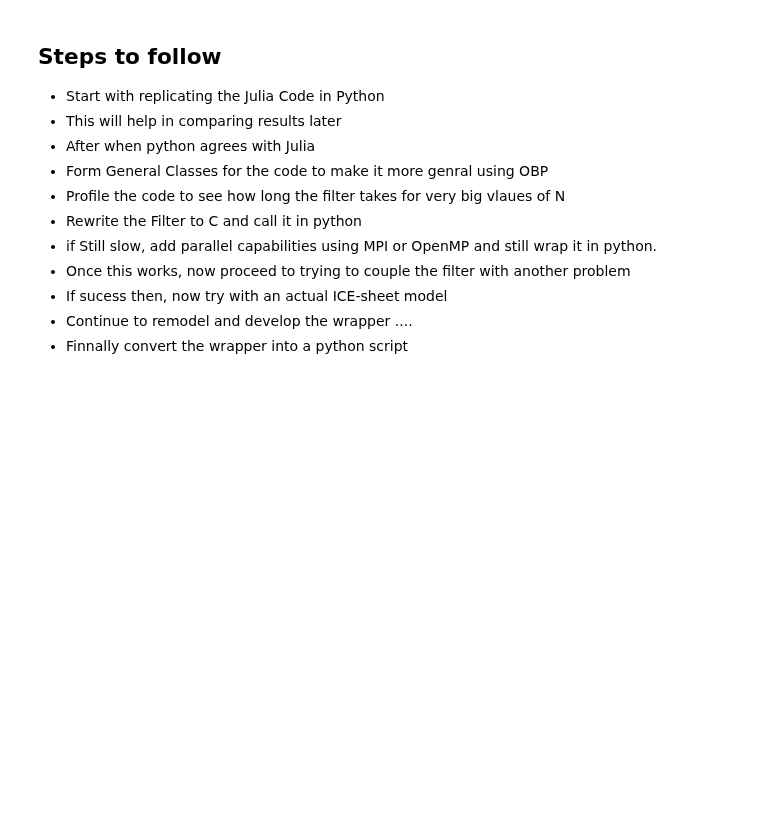
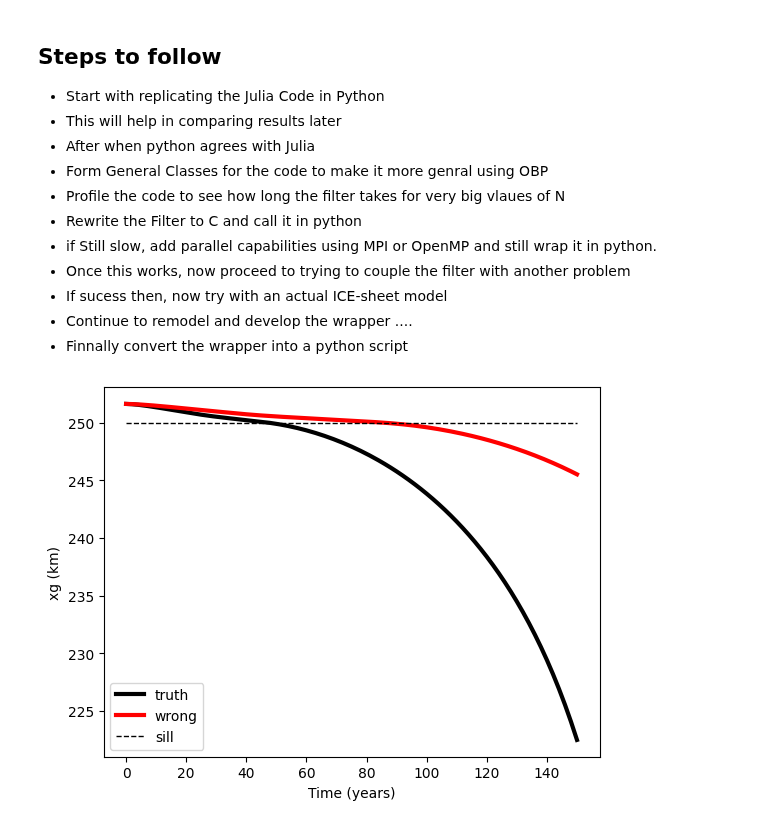
Before and after one commit to KYANJO/Data_assimilation_project, a Jupyter notebook: EnKF.ipynb, the cells around one changed output. Drawn from its saved outputs; the diff is of its cells as text; code cells hidden in the pictures; blank space fills up the shorter version.

Commit message:
WIP: Result afor truth, wrong and sill agrees with Julia

```diff
--- a/EnKF.ipynb
+++ b/EnKF.ipynb
@@ -385,22 +385,22 @@ params["facemelt"] = np.linspace(5, 45, params["NT"] + 1) / params["year"]
 huxg_out2 = flowline_run(huxg_out0, params, grid, bed, flowline)
 # huxg_out2
 # %%
+# Time steps array
+ts = np.linspace(0, params["TF"] / params["year"], params["NT"] + 1)
 
+# xg_truth and xg_wrong calculations
+xg_truth = np.concatenate(([huxg_out0[2 * params["NX"]]], huxg_out1[2 * params["NX"], :])) * params["xscale"]
+xg_wrong = np.concatenate(([huxg_out0[2 * params["NX"]]], huxg_out2[2 * params["NX"], :])) * params["xscale"]
 
-# # Time steps array
-# ts = np.linspace(0, params["TF"] / params["year"], params["NT"] + 1)
+# Plotting the results
+plt.plot(ts, xg_truth / 1e3, lw=3, color='black', label="truth")
+plt.plot(ts, xg_wrong / 1e3, lw=3, color='red', label="wrong")
+plt.plot(ts, 250.0 * np.ones_like(ts), lw=1, color='black', linestyle='--', label="sill")
 
-# # xg_truth and xg_wrong calculations
-# xg_truth = np.concatenate(([huxg_out0[2 * params["NX"]]], huxg_out1[2 * params["NX"], :])) * params["xscale"]
-# xg_wrong = np.concatenate(([huxg_out0[2 * params["NX"]]], huxg_out2[2 * params["NX"], :])) * params["xscale"]
-
-# # Plotting the results
-# plt.plot(ts, xg_truth / 1e3, lw=3, color='black', label="truth")
-# plt.plot(ts, xg_wrong / 1e3, lw=3, color='red', label="wrong")
-# plt.plot(ts, 250.0 * np.ones_like(ts), lw=1, color='black', linestyle='--', label="sill")
-
-# # Add labels and legend
-# plt.xlabel("Time (years)")
-# plt.ylabel("xg (km)")
-# plt.legend()
-# plt.show()
+# Add labels and legend
+plt.xlabel("Time (years)")
+plt.ylabel("xg (km)")
+plt.legend()
+plt.show()
+# %% [output]
+[figure, added]
```
